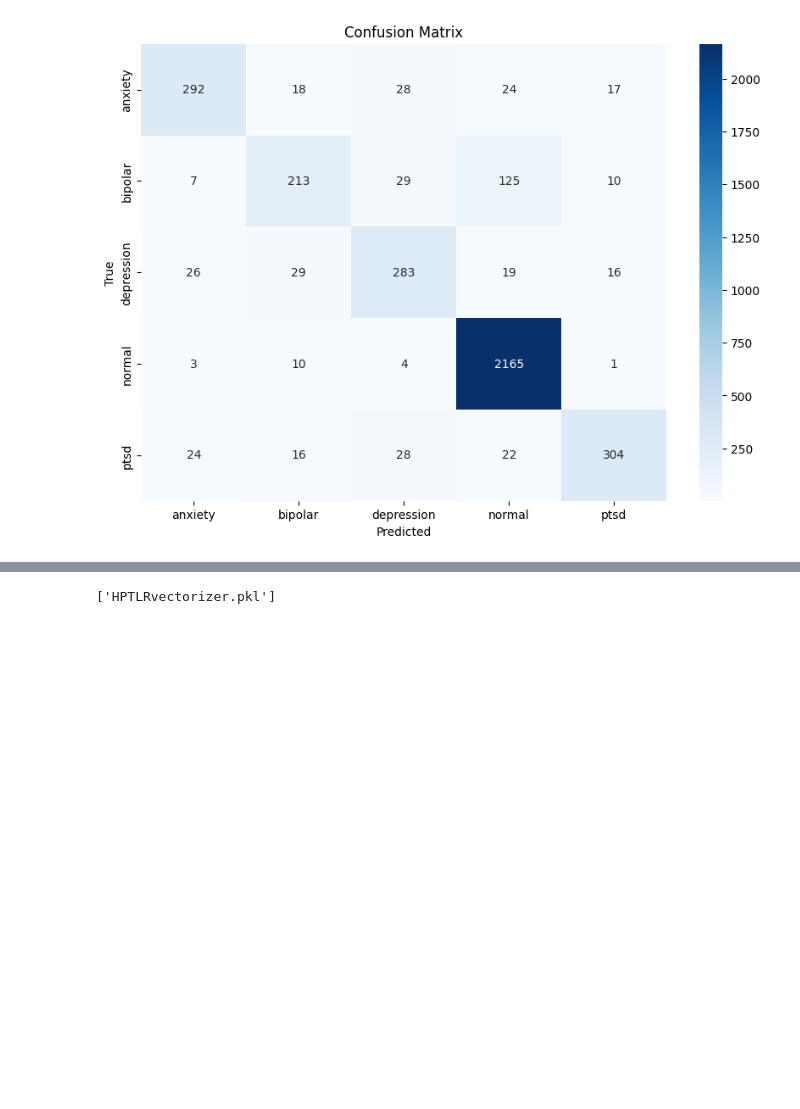
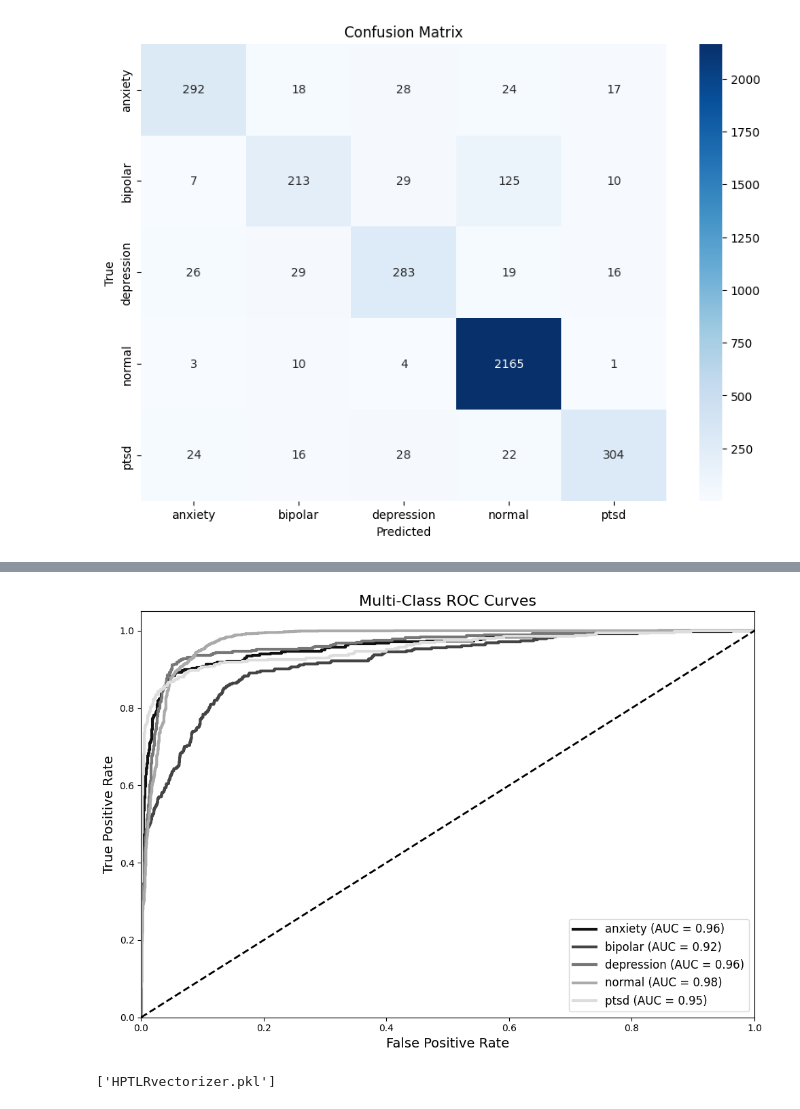
Before and after one commit to arkapg211002/MAFSMBMDDPWI-FYP-2025, a Jupyter notebook: D03 Model Training and Evaluation/08 HPT.ipynb, the cells around one changed output, grey strips where cells are left out. Drawn from its saved outputs; the diff is of its cells as text; code cells hidden in the pictures; blank space fills up the shorter version.

```diff
--- a/D03 Model Training and Evaluation/08 HPT.ipynb
+++ b/D03 Model Training and Evaluation/08 HPT.ipynb
@@ -153,3 +192,56 @@ plt.show()
+# %%
+# ROC Curve
+
+import matplotlib.pyplot as plt
+from sklearn.metrics import roc_curve, auc
+from sklearn.preprocessing import label_binarize
+
+# ----- ROC CURVES (multi-class) -----
+# 1) binarize the true labels
+y_test_bin = label_binarize(y_test, classes=best_modelLR.classes_)
+n_classes = y_test_bin.shape[1]
+
+# 2) compute fpr, tpr, roc_auc per class
+fpr = {}
+tpr = {}
+roc_auc = {}
+
+# Get predicted probabilities
+y_proba = best_modelLR.predict_proba(X_test) # This line is added to get predicted probabilities
+
+for i, lbl in enumerate(best_modelLR.classes_):
+    fpr[i], tpr[i], _ = roc_curve(y_test_bin[:, i], y_proba[:, i])
+    roc_auc[i] = auc(fpr[i], tpr[i])
+
+# 3) plot
+plt.figure(figsize=(10, 7))
+
+# choose a few distinct grey-scale shades
+greys = ['#111111', '#444444', '#777777', '#AAAAAA', '#DDDDDD']
+# if you have more than 5 classes, you can interpolate or repeat shades
+
+for i, shade in zip(range(n_classes), greys):
+    plt.plot(
+        fpr[i],
+        tpr[i],
+        color=shade,
+        lw=3,            # extra-thick
+        label=f"{best_modelLR.classes_[i]} (AUC = {roc_auc[i]:0.2f})"
+    )
+
+# diagonal chance line
+plt.plot([0, 1], [0, 1], color='black', lw=2, linestyle='--')
+
+plt.xlim([0.0, 1.0])
+plt.ylim([0.0, 1.05])
+plt.xlabel('False Positive Rate', fontsize=14)
+plt.ylabel('True Positive Rate', fontsize=14)
+plt.title('Multi-Class ROC Curves', fontsize=16)
+plt.legend(loc='lower right', fontsize=12)
+plt.tight_layout()
+plt.show()
+# %% [output]
+[figure, added]
 # %%
 # Saving the LRmodel and LRvectorizer
 
```
Also changed, not shown: parts of 12 cells of this notebook.
